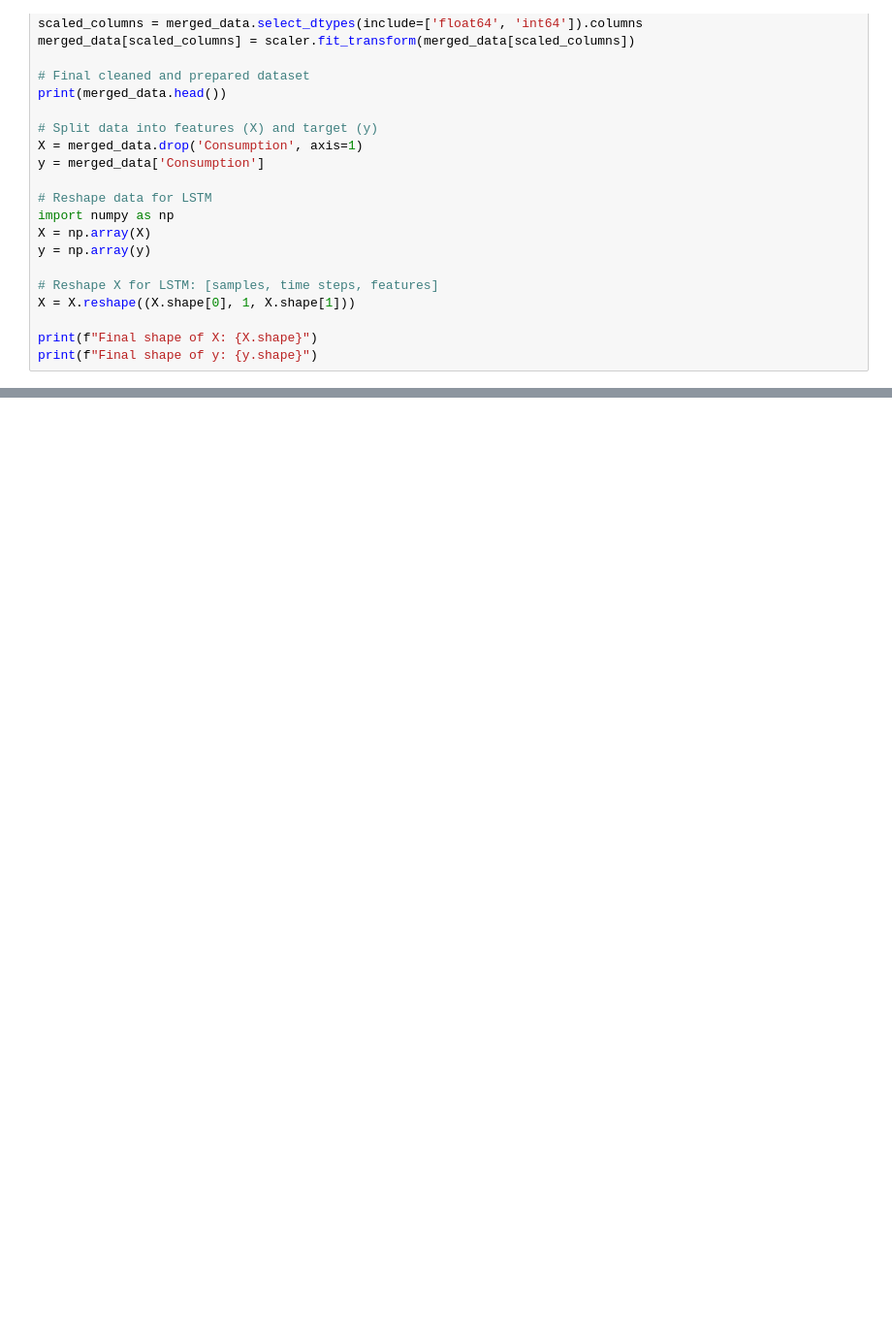
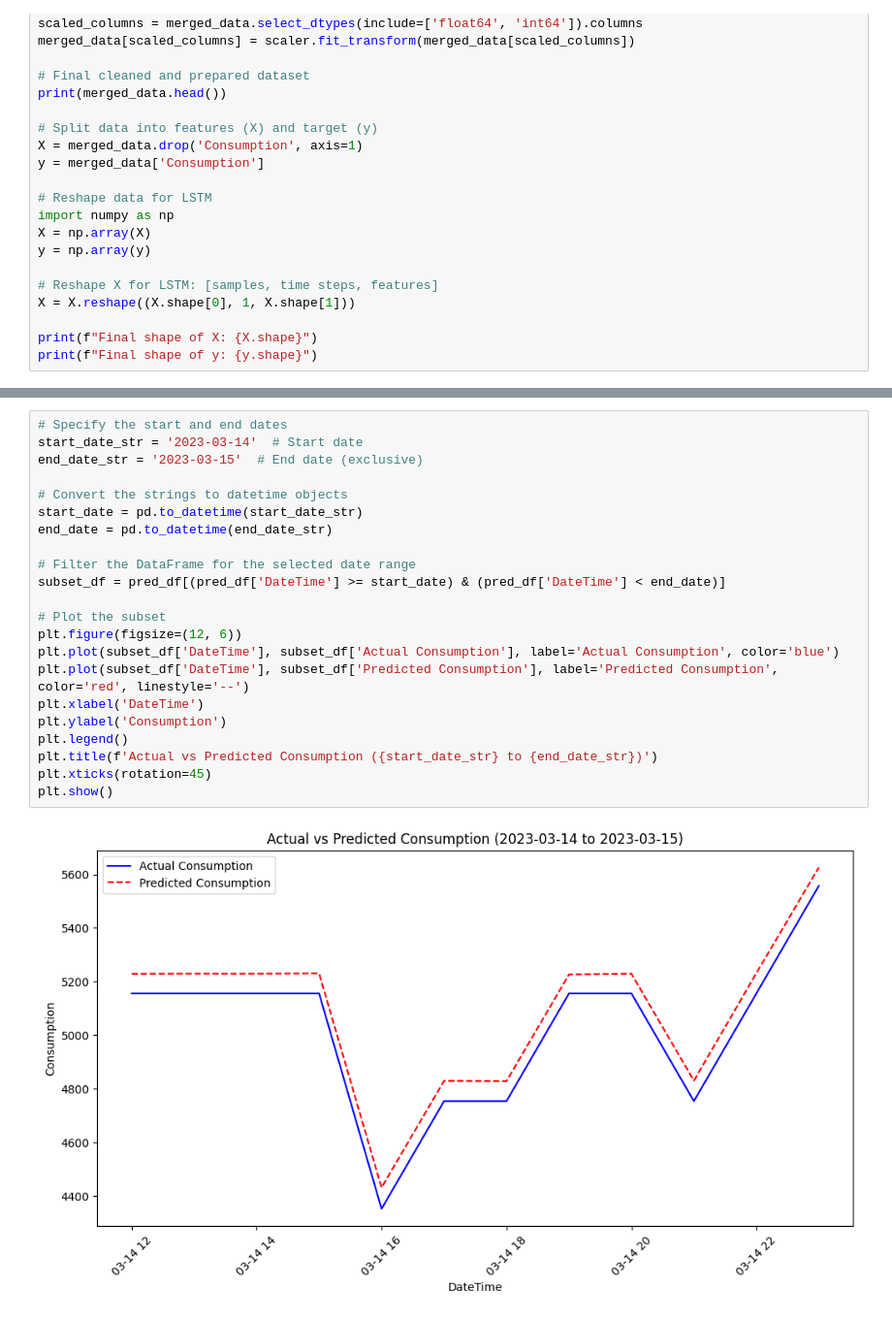
Before and after one commit to Ajayrajc1998/multivariate_LSTM, a Jupyter notebook: Electricity_and_Weather_dataset_in_Romania.ipynb, the cells around one changed output, grey strips where cells are left out. Shown at 97% size. Drawn from its saved outputs; the diff is of its cells as text; blank space fills up the shorter version.

```diff
--- a/Electricity_and_Weather_dataset_in_Romania.ipynb
+++ b/Electricity_and_Weather_dataset_in_Romania.ipynb
@@ -479,0 +2959,24 @@ print(f"Final shape of y: {y.shape}")
+# %%
+# Specify the start and end dates
+start_date_str = '2023-03-14'  # Start date
+end_date_str = '2023-03-15'  # End date (exclusive)
+
+# Convert the strings to datetime objects
+start_date = pd.to_datetime(start_date_str)
+end_date = pd.to_datetime(end_date_str)
+
+# Filter the DataFrame for the selected date range
+subset_df = pred_df[(pred_df['DateTime'] >= start_date) & (pred_df['DateTime'] < end_date)]
+
+# Plot the subset
+plt.figure(figsize=(12, 6))
+plt.plot(subset_df['DateTime'], subset_df['Actual Consumption'], label='Actual Consumption', color='blue')
+plt.plot(subset_df['DateTime'], subset_df['Predicted Consumption'], label='Predicted Consumption', color='red', linestyle='--')
+plt.xlabel('DateTime')
+plt.ylabel('Consumption')
+plt.legend()
+plt.title(f'Actual vs Predicted Consumption ({start_date_str} to {end_date_str})')
+plt.xticks(rotation=45)
+plt.show()
+# %% [output]
+[figure, added]
```
Also changed, not shown: parts of 49 cells of this notebook.
